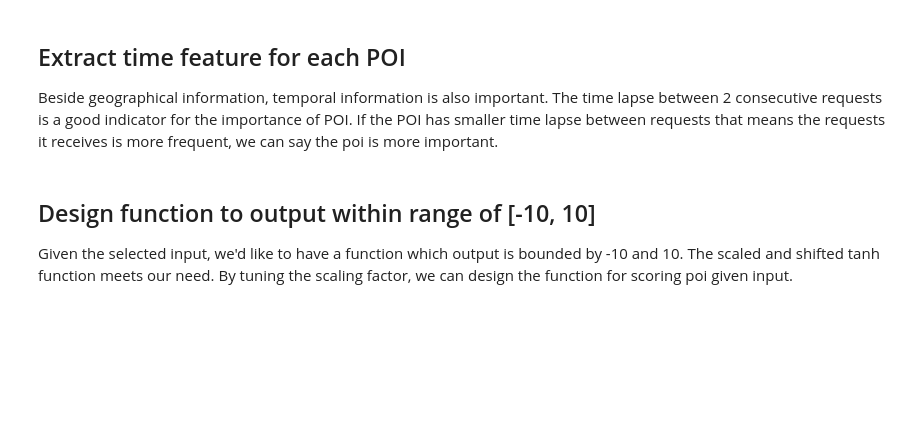
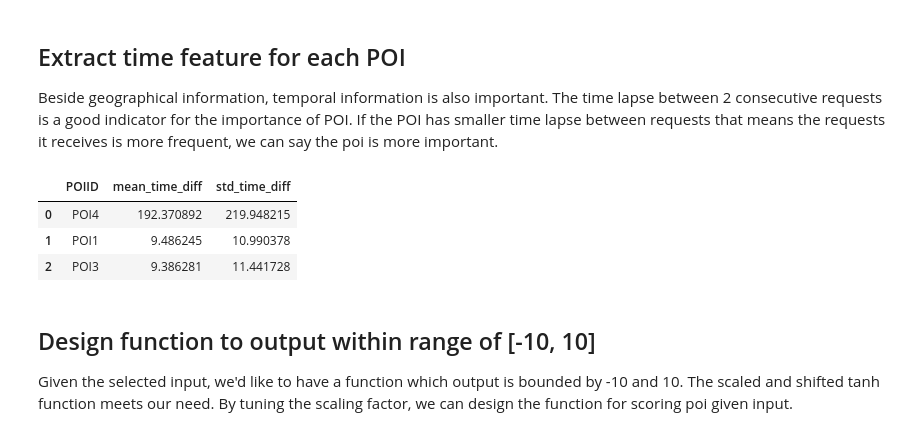
Before and after one commit to egginsect/eqworks-challenge, a Jupyter notebook: EQWorksWorkSample.ipynb, the cells around one changed output. Drawn from its saved outputs; the diff is of its cells as text; code cells hidden in the pictures; blank space fills up the shorter version.

```diff
--- a/EQWorksWorkSample.ipynb
+++ b/EQWorksWorkSample.ipynb
@@ -48,7 +48,7 @@ data = (data
 #Find nearest POI for each data
 labelled = (data
             .crossJoin(F.broadcast(poi))
-            .select('_ID', 'POIID'
+            .select('_ID', 'POIID',
                     F.sqrt(F.pow(F.col('Latitude')-F.col('POI_Latitude'), 2)
                            +F.pow(F.col('Longitude')-F.col('POI_Longitude'), 2))
                     .alias('distance')).rdd
@@ -154,13 +192,19 @@ If the POI has smaller time lapse between requests that means the requests it re
 # %%
 time_window = Window.partitionBy('POIID').orderBy('unix_time')
 time_df = (data
            .select('POIID', 'unix_time')
            .withColumn('prev_unix_time', F.lag('unix_time').over(time_window))
            .withColumn('time_diff', F.col('unix_time')-F.col('prev_unix_time'))
            .groupBy('POIID')
            .agg(F.mean('time_diff').alias('mean_time_diff'),
                 F.stddev('time_diff').alias('std_time_diff')))
 time_pd = time_df.toPandas()
+time_pd
+# %% [output]
+|  | POIID | mean_time_diff | std_time_diff |
+| 0 | POI4 | 192.370892 | 219.948215 |
+| 1 | POI1 | 9.486245 | 10.990378 |
+| 2 | POI3 | 9.386281 | 11.441728 |
 # %% [markdown]
 ## Design function to output within range of [-10, 10]
 
```
Also changed, not shown: parts of 11 cells of this notebook, 2 other files.
